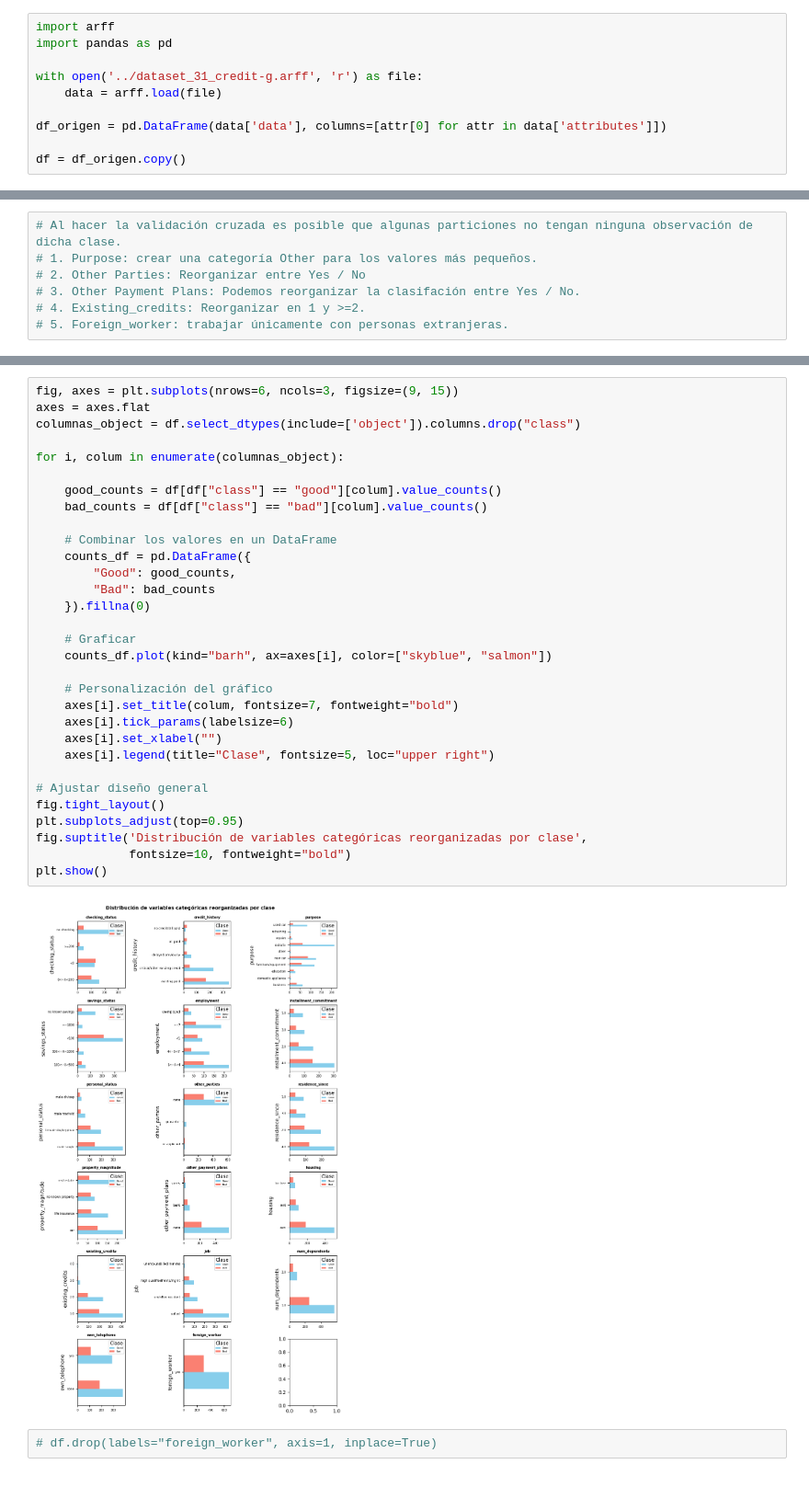
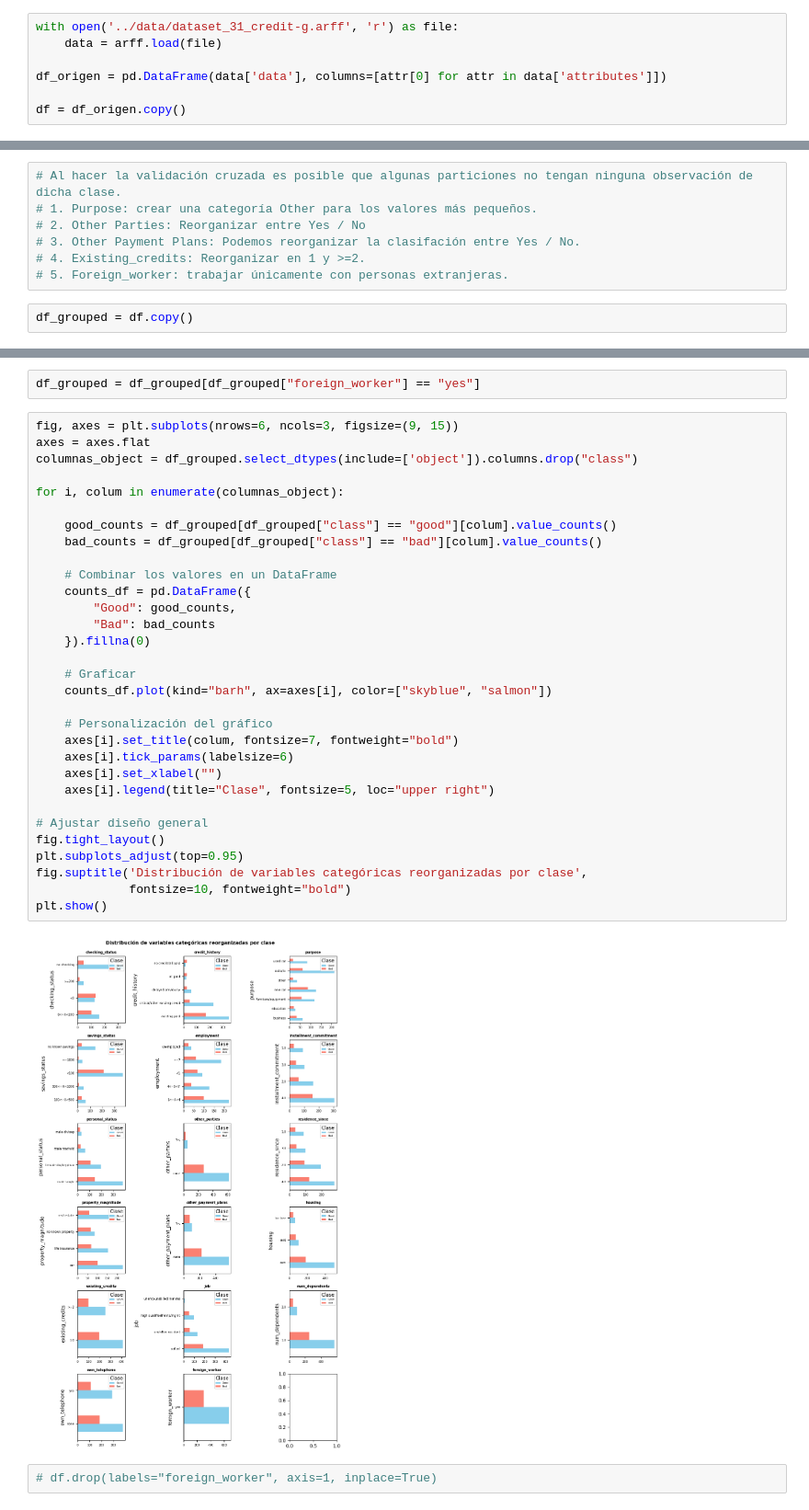
Before and after one commit to JorgeLlorente/FraudDetection, a Jupyter notebook: notebooks/EDA & Preprocessing.ipynb, the cells around one changed output, grey strips where cells are left out. Shown: that part at 92% size. Drawn from its saved outputs; the diff is of its cells as text; blank space fills up the shorter version.

```diff
--- a/notebooks/EDA & Preprocessing.ipynb
+++ b/notebooks/EDA & Preprocessing.ipynb
@@ -4,8 +13,5 @@ import numpy as np
 # %%
-import arff
-import pandas as pd
-
-with open('../dataset_31_credit-g.arff', 'r') as file:
+with open('../data/dataset_31_credit-g.arff', 'r') as file:
     data = arff.load(file)
 
 df_origen = pd.DataFrame(data['data'], columns=[attr[0] for attr in data['attributes']])
@@ -303,4 +309,6 @@ plt.show()
 # 3. Other Payment Plans: Podemos reorganizar la clasifación entre Yes / No.
 # 4. Existing_credits: Reorganizar en 1 y >=2.
 # 5. Foreign_worker: trabajar únicamente con personas extranjeras.
+# %%
+df_grouped = df.copy()
 # %%
@@ -355,35 +319,37 @@ df = df[df["foreign_worker"] == "yes"]
+# %%
+df_grouped = df_grouped[df_grouped["foreign_worker"] == "yes"]
 # %%
 fig, axes = plt.subplots(nrows=6, ncols=3, figsize=(9, 15))
 axes = axes.flat
-columnas_object = df.select_dtypes(include=['object']).columns.drop("class")
+columnas_object = df_grouped.select_dtypes(include=['object']).columns.drop("class")
 
 for i, colum in enumerate(columnas_object):
 
-    good_counts = df[df["class"] == "good"][colum].value_counts()
-    bad_counts = df[df["class"] == "bad"][colum].value_counts()
+    good_counts = df_grouped[df_grouped["class"] == "good"][colum].value_counts()
+    bad_counts = df_grouped[df_grouped["class"] == "bad"][colum].value_counts()
 
     # Combinar los valores en un DataFrame
     counts_df = pd.DataFrame({
         "Good": good_counts,
         "Bad": bad_counts
     }).fillna(0)
 
     # Graficar
     counts_df.plot(kind="barh", ax=axes[i], color=["skyblue", "salmon"])
 
     # Personalización del gráfico
     axes[i].set_title(colum, fontsize=7, fontweight="bold")
     axes[i].tick_params(labelsize=6)
     axes[i].set_xlabel("")
     axes[i].legend(title="Clase", fontsize=5, loc="upper right")
 
 # Ajustar diseño general
 fig.tight_layout()
 plt.subplots_adjust(top=0.95)
 fig.suptitle('Distribución de variables categóricas reorganizadas por clase',
              fontsize=10, fontweight="bold")
 plt.show()
 # %% [output]
-[figure, old version]
+[figure, new version]
 # %%
 # df.drop(labels="foreign_worker", axis=1, inplace=True)
```
Also changed, not shown: parts of 17 cells of this notebook, 10 other files.
